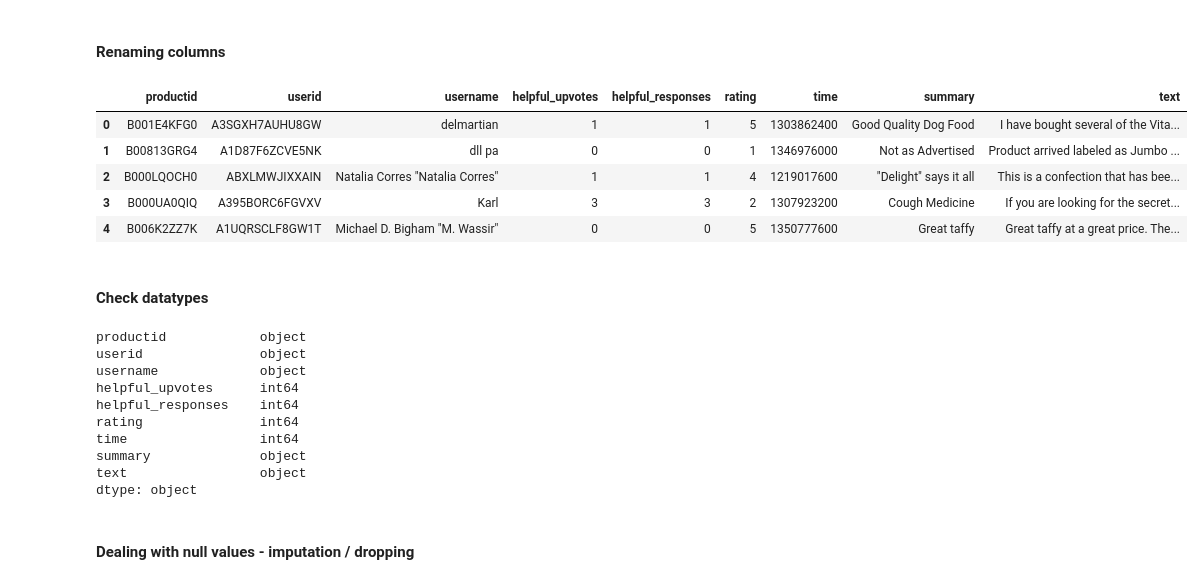
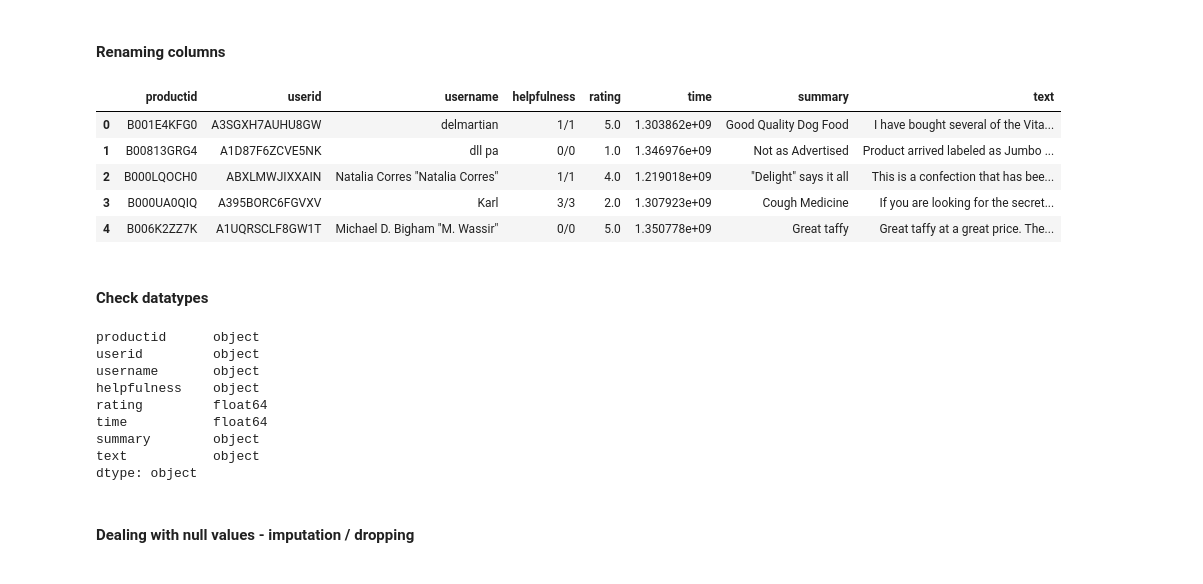
Before and after one commit to Vaibhav47Sharma/Sentiment-Analysis-on-Amazon-Fine-Food-Reviews, a Jupyter notebook: V2.ipynb, the cells around one changed output. Drawn from its saved outputs; the diff is of its cells as text; code cells hidden in the pictures.

```diff
--- a/V2.ipynb
+++ b/V2.ipynb
@@ -10,5 +10,5 @@ pd.options.mode.chained_assignment = None  # default='warn'
 # %% [markdown]
 ## Loading data
 # %%
-food_reviews = pd.read_csv('../input/Reviews.csv', encoding="ISO-8859-1")
+food_reviews = pd.read_csv('food_reviews.csv', encoding="ISO-8859-1")
 # %%
@@ -23,2 +22,0 @@ food_reviews.head()
-# %%
-food_reviews.drop(columns=['Id'],inplace = True)
@@ -25,3 +25,5 @@ food_reviews.drop(columns=['Id'],inplace = True)
+# %%
+food_reviews = food_reviews.iloc[0:len(food_reviews) - 1,]
 # %% [markdown]
 ## Pre-processing data
 # %% [markdown]
@@ -38,29 +40,28 @@ food_reviews.drop(columns=['Id'],inplace = True)
 # %%
 # rename columns
 #food_reviews.columns = [each.split("/")[1] for each in food_reviews.columns]
-food_reviews.columns = ['productid', 'userid', 'username', 'helpful_upvotes','helpful_responses','rating','time','summary','text']
+food_reviews.columns = ['productid', 'userid', 'username', 'helpfulness','rating','time','summary','text']
 food_reviews.head()
 # %% [output]
-|  | productid | userid | username | helpful_upvotes | helpful_responses | rating | time | summary | text |
-| 0 | B001E4KFG0 | A3SGXH7AUHU8GW | delmartian | 1 | 1 | 5 | 1303862400 | Good Quality Dog Food | I have bought several of the Vita... |
-| 1 | B00813GRG4 | A1D87F6ZCVE5NK | dll pa | 0 | 0 | 1 | 1346976000 | Not as Advertised | Product arrived labeled as Jumbo ... |
-| 2 | B000LQOCH0 | ABXLMWJIXXAIN | Natalia Corres "Natalia Corres" | 1 | 1 | 4 | 1219017600 | "Delight" says it all | This is a confection that has bee... |
-| 3 | B000UA0QIQ | A395BORC6FGVXV | Karl | 3 | 3 | 2 | 1307923200 | Cough Medicine | If you are looking for the secret... |
-| 4 | B006K2ZZ7K | A1UQRSCLF8GW1T | Michael D. Bigham "M. Wassir" | 0 | 0 | 5 | 1350777600 | Great taffy | Great taffy at a great price. The... |
+|  | productid | userid | username | helpfulness | rating | time | summary | text |
+| 0 | B001E4KFG0 | A3SGXH7AUHU8GW | delmartian | 1/1 | 5.0 | 1.303862e+09 | Good Quality Dog Food | I have bought several of the Vita... |
+| 1 | B00813GRG4 | A1D87F6ZCVE5NK | dll pa | 0/0 | 1.0 | 1.346976e+09 | Not as Advertised | Product arrived labeled as Jumbo ... |
+| 2 | B000LQOCH0 | ABXLMWJIXXAIN | Natalia Corres "Natalia Corres" | 1/1 | 4.0 | 1.219018e+09 | "Delight" says it all | This is a confection that has bee... |
+| 3 | B000UA0QIQ | A395BORC6FGVXV | Karl | 3/3 | 2.0 | 1.307923e+09 | Cough Medicine | If you are looking for the secret... |
+| 4 | B006K2ZZ7K | A1UQRSCLF8GW1T | Michael D. Bigham "M. Wassir" | 0/0 | 5.0 | 1.350778e+09 | Great taffy | Great taffy at a great price. The... |
 # %% [markdown]
 #### Check datatypes
 # %%
 food_reviews.dtypes
 # %% [output]
-productid            object
-userid               object
-username             object
-helpful_upvotes      int64
-helpful_responses    int64
-rating               int64
-time                 int64
-summary              object
-text                 object
+productid      object
+userid         object
+username       object
+helpfulness    object
+rating         float64
+time           float64
+summary        object
+text           object
 dtype: object
 # %% [markdown]
 #### Dealing with null values - imputation / dropping
```
Also changed, not shown: parts of 109 cells of this notebook, 3 other files.
